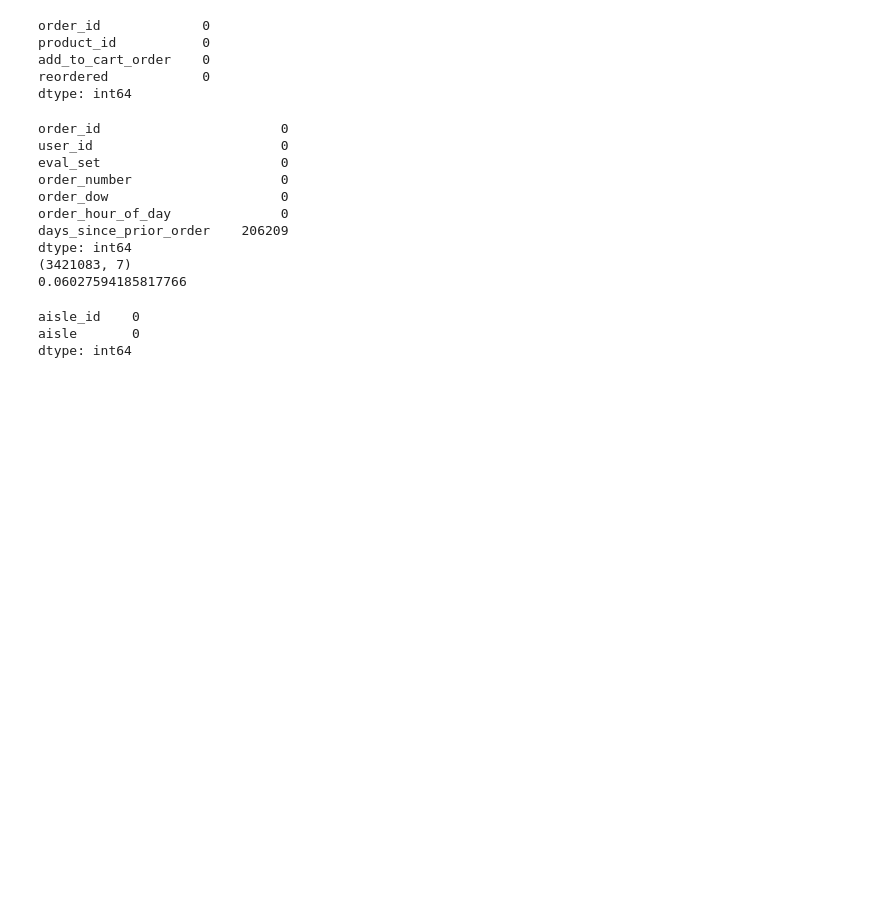
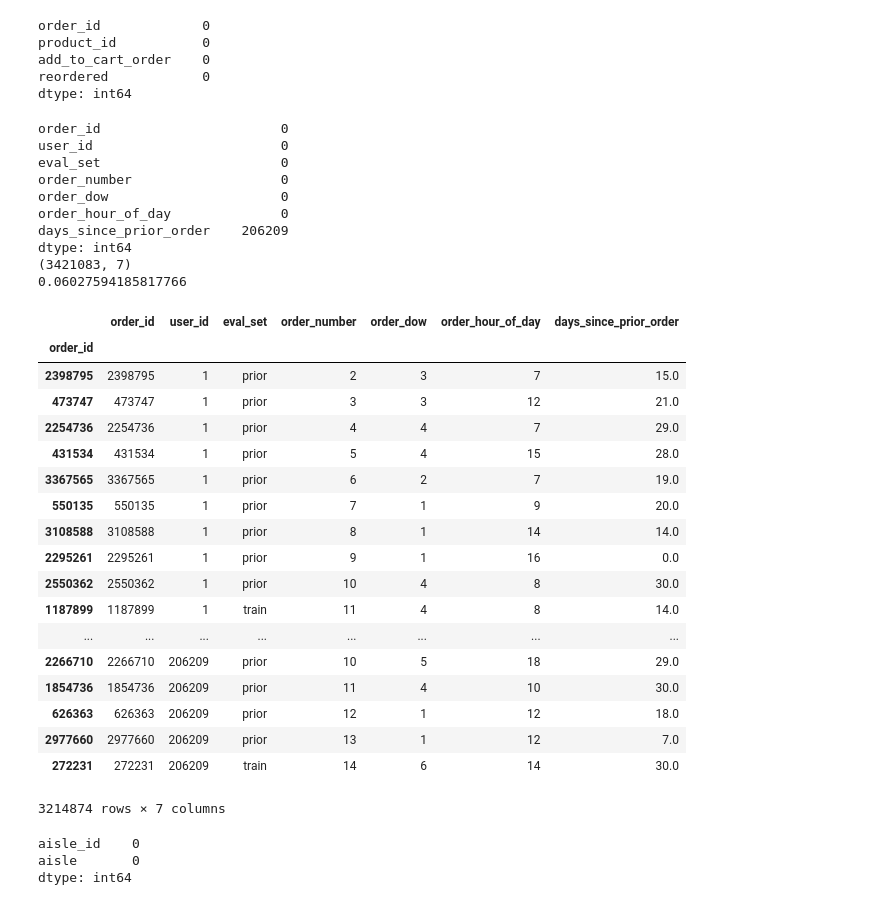
Before and after one commit to addiwei/Cap, a Jupyter notebook: Cap_Preprocessing_EDA_1.ipynb, the cells around one changed output. Cells and saved outputs as stored; diff of their text form; code cells hidden in the pictures; blank space fills up the shorter version.

```diff
--- a/Cap_Preprocessing_EDA_1.ipynb
+++ b/Cap_Preprocessing_EDA_1.ipynb
@@ -139,20 +141,41 @@ dtype: int64
 # %%
 print(df_orders.isnull().sum())
 # this was only data that contained null values.
 print(df_orders.shape)
 print(df_orders.days_since_prior_order.isnull().sum() / len(df_orders.index))
-# 6 % of data has null values for 'days since prior order'.  Don't do anything with this yet, move on to EDA
+# 6 % of data has null values - let's drop the nulls
+
+df_orders.dropna()
 # %% [output]
 order_id                       0
 user_id                        0
 eval_set                       0
 order_number                   0
 order_dow                      0
 order_hour_of_day              0
 days_since_prior_order    206209
 dtype: int64
 (3421083, 7)
 0.06027594185817766
+|  | order_id | user_id | eval_set | order_number | order_dow | order_hour_of_day | days_since_prior_order |
+| order_id |  |  |  |  |  |  |  |
+| 2398795 | 2398795 | 1 | prior | 2 | 3 | 7 | 15.0 |
+| 473747 | 473747 | 1 | prior | 3 | 3 | 12 | 21.0 |
+| 2254736 | 2254736 | 1 | prior | 4 | 4 | 7 | 29.0 |
+| 431534 | 431534 | 1 | prior | 5 | 4 | 15 | 28.0 |
+| 3367565 | 3367565 | 1 | prior | 6 | 2 | 7 | 19.0 |
+| 550135 | 550135 | 1 | prior | 7 | 1 | 9 | 20.0 |
+| 3108588 | 3108588 | 1 | prior | 8 | 1 | 14 | 14.0 |
+| 2295261 | 2295261 | 1 | prior | 9 | 1 | 16 | 0.0 |
+| 2550362 | 2550362 | 1 | prior | 10 | 4 | 8 | 30.0 |
+| 1187899 | 1187899 | 1 | train | 11 | 4 | 8 | 14.0 |
+| ... | ... | ... | ... | ... | ... | ... | ... |
+| 2266710 | 2266710 | 206209 | prior | 10 | 5 | 18 | 29.0 |
+| 1854736 | 1854736 | 206209 | prior | 11 | 4 | 10 | 30.0 |
+| 626363 | 626363 | 206209 | prior | 12 | 1 | 12 | 18.0 |
+| 2977660 | 2977660 | 206209 | prior | 13 | 1 | 12 | 7.0 |
+| 272231 | 272231 | 206209 | train | 14 | 6 | 14 | 30.0 |
+3214874 rows × 7 columns
 # %%
 print(df_aisles.isnull().sum())
 # %% [output]
```
Also changed, not shown: parts of 15 cells of this notebook.
